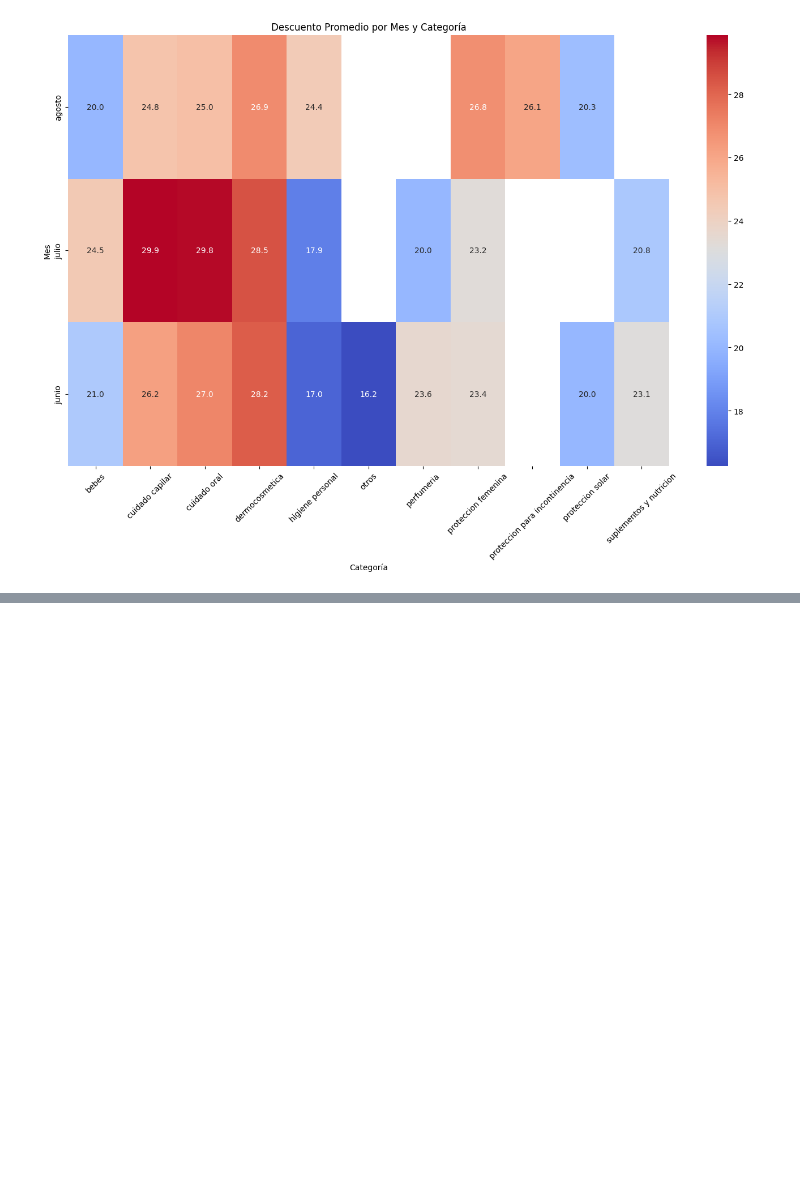
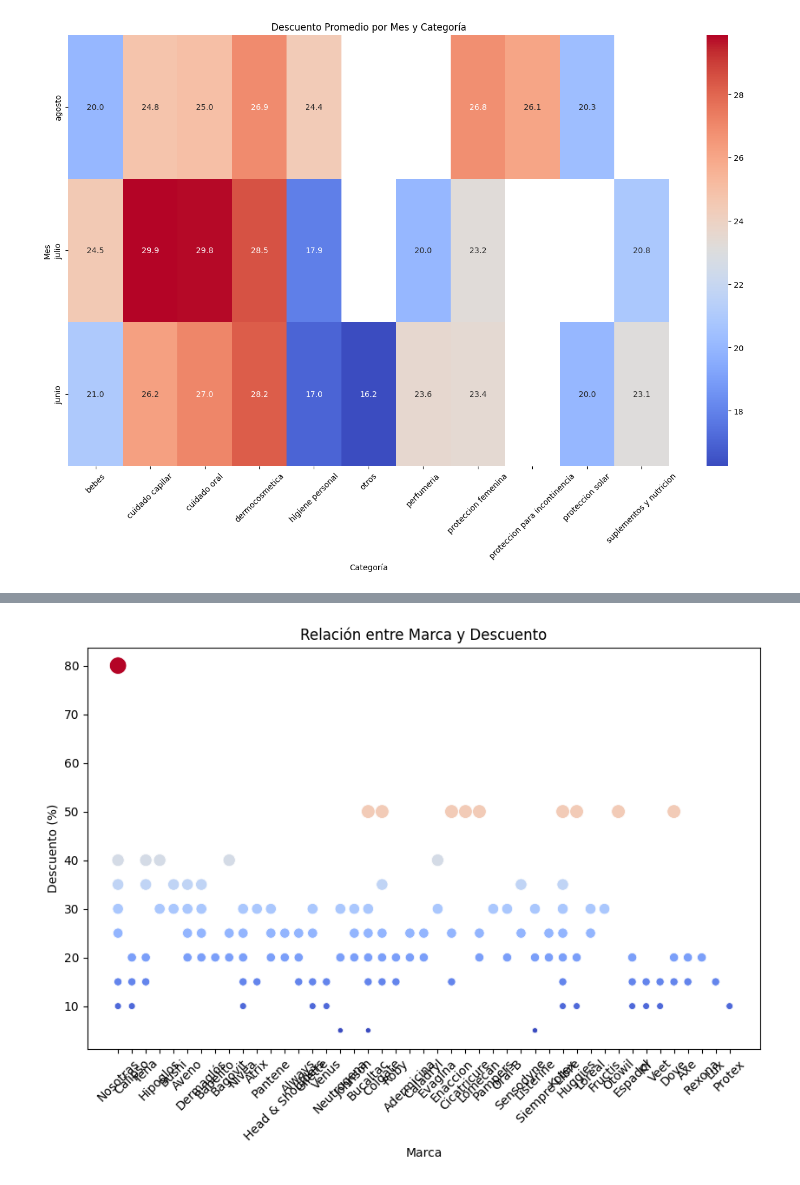
Before and after one commit to manuhanono/Proyecto-Final-Gondolieri, a Jupyter notebook: eda_base.ipynb, the cells around one changed output, grey strips where cells are left out. Drawn from its saved outputs; the diff is of its cells as text; code cells hidden in the pictures; blank space fills up the shorter version.

```diff
--- a/eda_base.ipynb
+++ b/eda_base.ipynb
@@ -373,0 +529,15 @@ plt.show()
+# %%
+import seaborn as sns
+
+# Crear el gráfico de burbujas (scatter plot)
+plt.figure(figsize=(10,6))
+sns.scatterplot(x='Marca', y='descuento_num', size='descuento_num', data=df, sizes=(20, 200), hue='descuento_num', palette='coolwarm', legend=False)
+
+# Configurar títulos y etiquetas
+plt.title('Relación entre Marca y Descuento')
+plt.xlabel('Marca')
+plt.ylabel('Descuento (%)')
+plt.xticks(rotation=45)
+plt.show()
+# %% [output]
+[figure, added]
```
Also changed, not shown: parts of 6 cells of this notebook.
